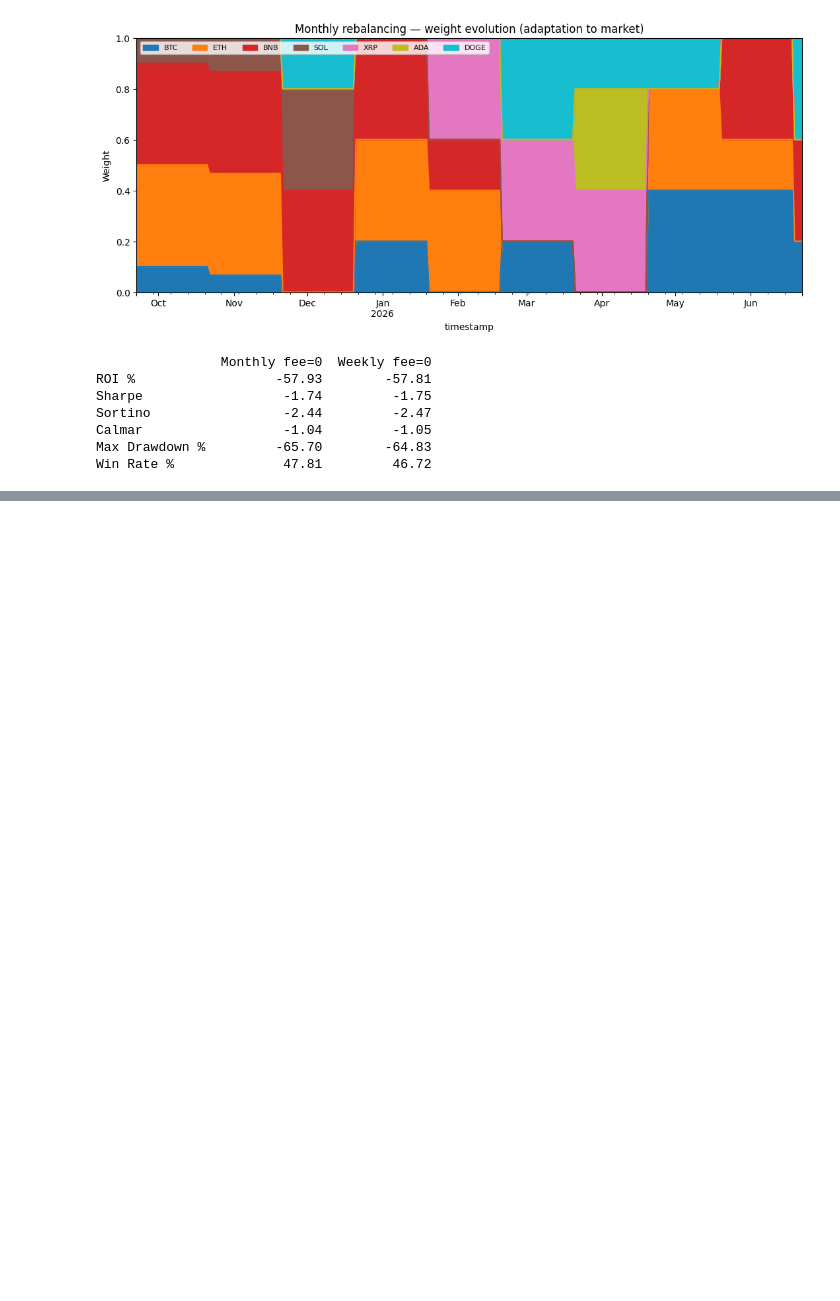
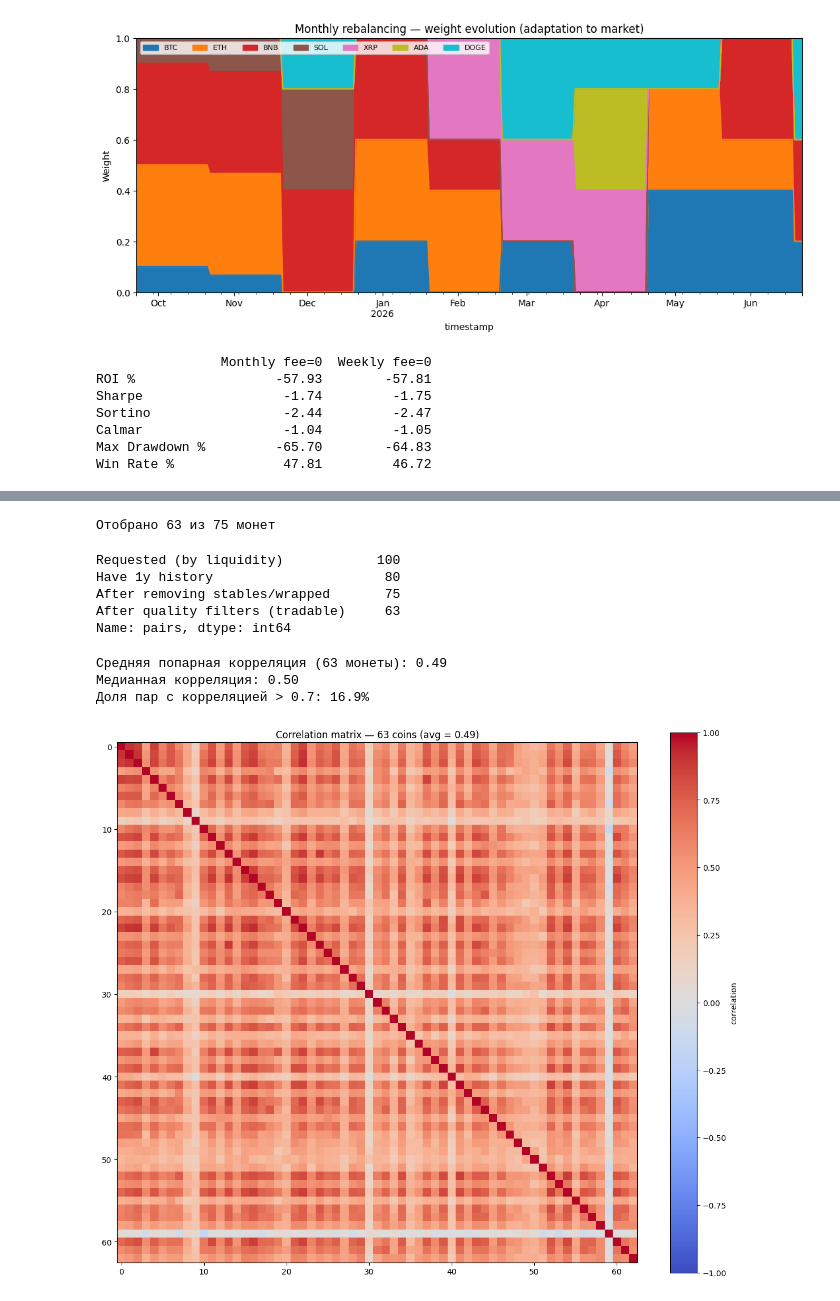
Before and after one commit to pda95/ai-crypto-hedge-fund, a Jupyter notebook: notebooks/hedge_fund.ipynb, the cells around one changed output, grey strips where cells are left out. Saved outputs shown, nothing was run; the diff lists cells and outputs as text; code cells hidden in the pictures; blank space fills up the shorter version.

```diff
--- a/notebooks/hedge_fund.ipynb
+++ b/notebooks/hedge_fund.ipynb
@@ -480,0 +543,68 @@ Win Rate %              47.81         46.72
+# %%
+def clean_universe(prices, max_zero_pct=10, min_vol=0.005, max_vol=0.50):
+    """
+    Финальный отбор торгуемого универса (реализация select_pairs на данных).
+    Убирает: мёртвые (низкая vol), forward-fill артефакты (много нулей),
+    скам-кандидаты (экстремальная vol).
+    """
+    returns = prices.pct_change().dropna()
+
+    daily_vol = returns.std()
+    zero_pct = (returns == 0).sum() / len(returns) * 100
+    max_move = returns.abs().max()
+
+    keep = (
+        (daily_vol >= min_vol) &
+        (daily_vol <= max_vol) &
+        (zero_pct <= max_zero_pct) &
+        (max_move <= 0.60)
+    )
+    selected = keep[keep].index.tolist()
+    print(f"Отобрано {len(selected)} из {prices.shape[1]} монет")
+    return prices[selected]
+
+clean_prices = clean_universe(prices)
+clean_returns = clean_prices.pct_change().dropna()
+# %% [output]
+Отобрано 63 из 75 монет
+# %%
+# Сохраняем "воронку отбора" для отчёта
+funnel = {
+    "Requested (by liquidity)": 100,
+    "Have 1y history": 80,
+    "After removing stables/wrapped": 75,
+    "After quality filters (tradable)": 63,
+}
+import pandas as pd
+print(pd.Series(funnel, name="pairs"))
+# %% [output]
+Requested (by liquidity)            100
+Have 1y history                      80
+After removing stables/wrapped       75
+After quality filters (tradable)     63
+Name: pairs, dtype: int64
+# %%
+import matplotlib.pyplot as plt
+import numpy as np
+
+corr = clean_returns.corr()
+
+# средняя попарная корреляция (без диагонали)
+mask = ~np.eye(len(corr), dtype=bool)
+avg_corr = corr.values[mask].mean()
+print(f"Средняя попарная корреляция (63 монеты): {avg_corr:.2f}")
+print(f"Медианная корреляция: {np.median(corr.values[mask]):.2f}")
+print(f"Доля пар с корреляцией > 0.7: {(corr.values[mask] > 0.7).mean()*100:.1f}%")
+
+# тепловая карта (без аннотаций — 63x63 слишком много)
+plt.figure(figsize=(12, 10))
+plt.imshow(corr, cmap="coolwarm", vmin=-1, vmax=1)
+plt.colorbar(label="correlation")
+plt.title(f"Correlation matrix — 63 coins (avg = {avg_corr:.2f})")
+plt.tight_layout()
+plt.show()
+# %% [output]
+Средняя попарная корреляция (63 монеты): 0.49
+Медианная корреляция: 0.50
+Доля пар с корреляцией > 0.7: 16.9%
+[figure, added]
```
Also changed, not shown: parts of 2 cells of this notebook, 1 other file.
